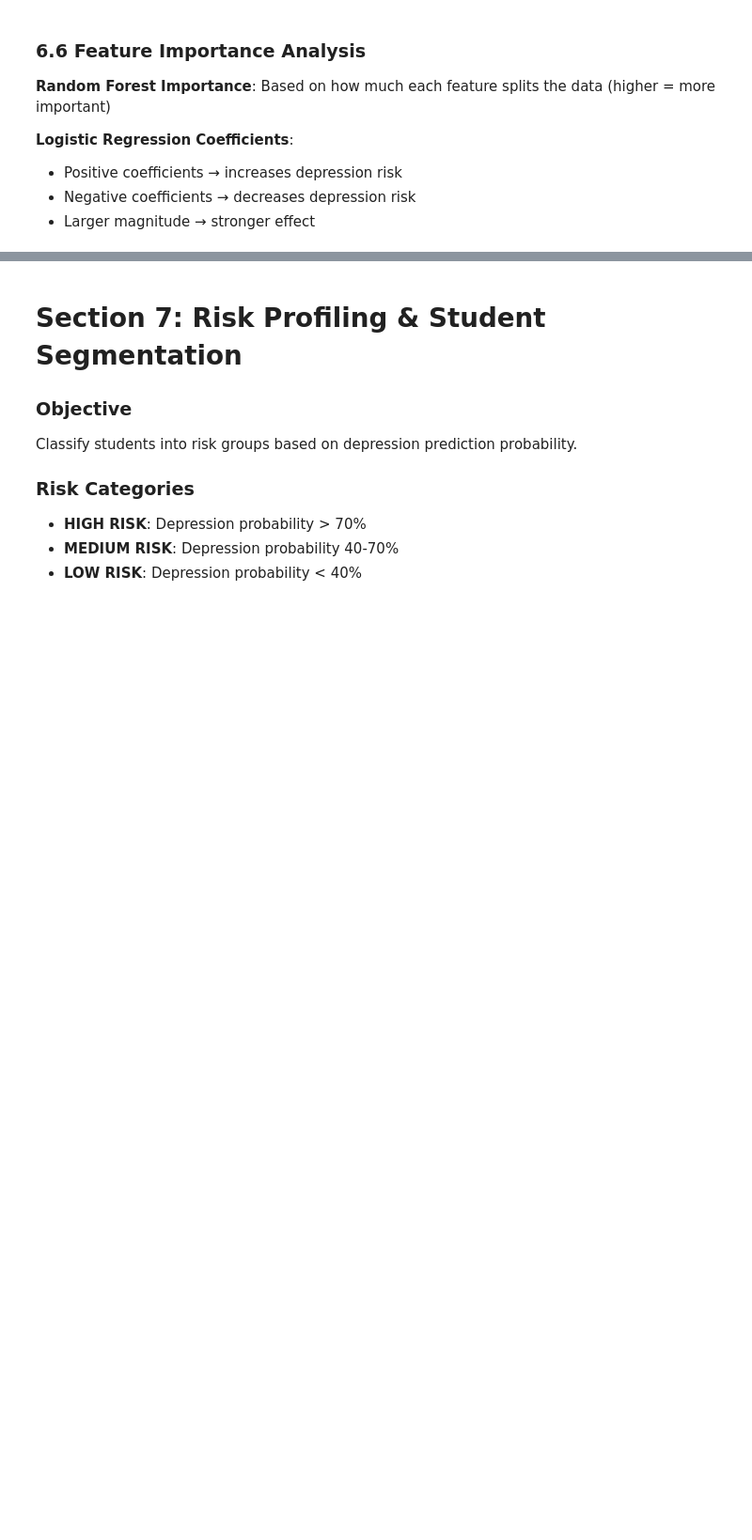
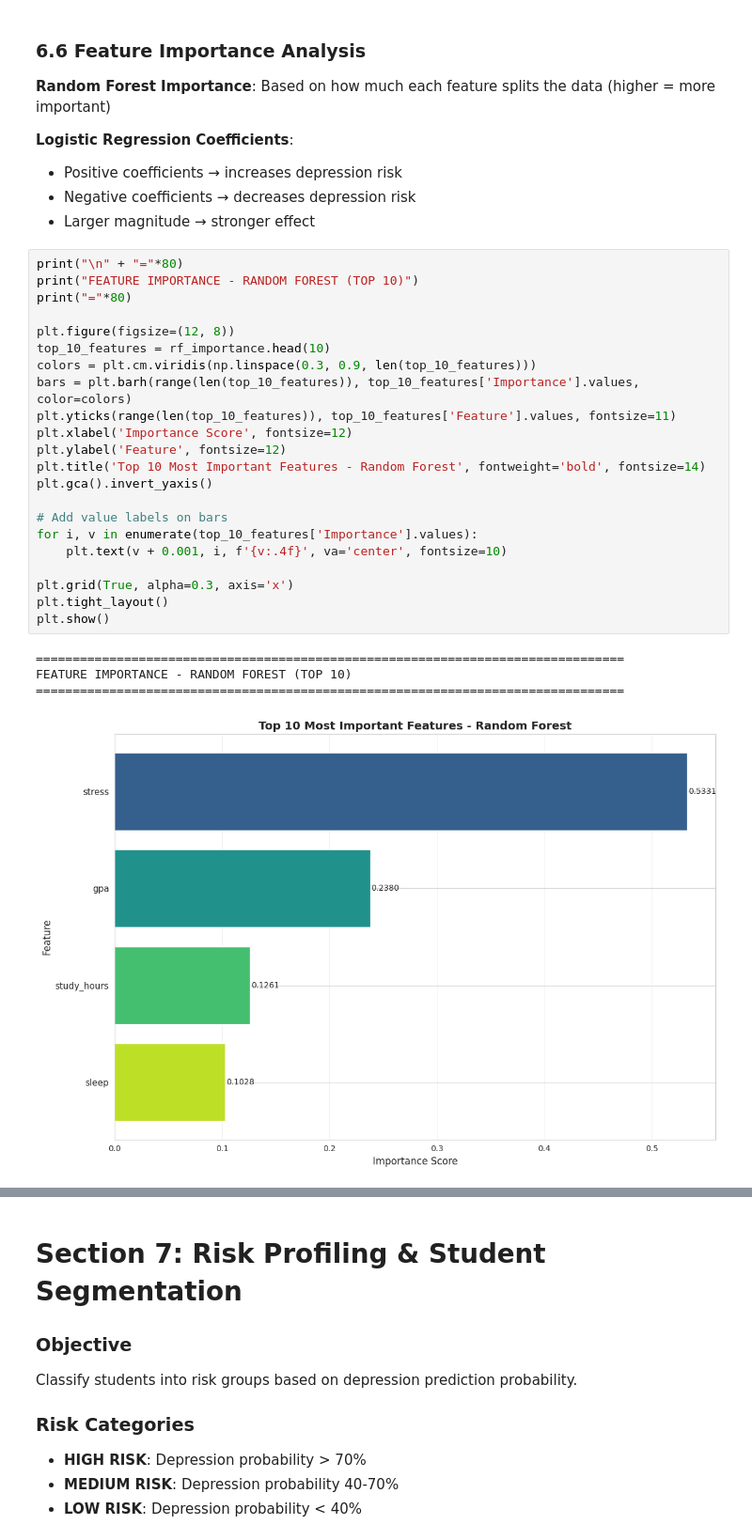
Before and after one commit to XyronTeam/ml-project, a Jupyter notebook: src/final_model.ipynb, the cells around one changed output, grey strips where cells are left out. Shown at 94% size. Drawn from its saved outputs; the diff is of its cells as text; blank space fills up the shorter version.

```diff
--- a/src/final_model.ipynb
+++ b/src/final_model.ipynb
@@ -603,3 +820,30 @@ print("      Negative coefficient = decreases depression risk")
 - Positive coefficients → increases depression risk
 - Negative coefficients → decreases depression risk
 - Larger magnitude → stronger effect
+# %%
+print("\n" + "="*80)
+print("FEATURE IMPORTANCE - RANDOM FOREST (TOP 10)")
+print("="*80)
+
+plt.figure(figsize=(12, 8))
+top_10_features = rf_importance.head(10)
+colors = plt.cm.viridis(np.linspace(0.3, 0.9, len(top_10_features)))
+bars = plt.barh(range(len(top_10_features)), top_10_features['Importance'].values, color=colors)
+plt.yticks(range(len(top_10_features)), top_10_features['Feature'].values, fontsize=11)
+plt.xlabel('Importance Score', fontsize=12)
+plt.ylabel('Feature', fontsize=12)
+plt.title('Top 10 Most Important Features - Random Forest', fontweight='bold', fontsize=14)
+plt.gca().invert_yaxis()
+
+# Add value labels on bars
+for i, v in enumerate(top_10_features['Importance'].values):
+    plt.text(v + 0.001, i, f'{v:.4f}', va='center', fontsize=10)
+
+plt.grid(True, alpha=0.3, axis='x')
+plt.tight_layout()
+plt.show()
+# %% [output]
+================================================================================
+FEATURE IMPORTANCE - RANDOM FOREST (TOP 10)
+================================================================================
+[figure, added]
```
Also changed, not shown: parts of 25 cells of this notebook.
